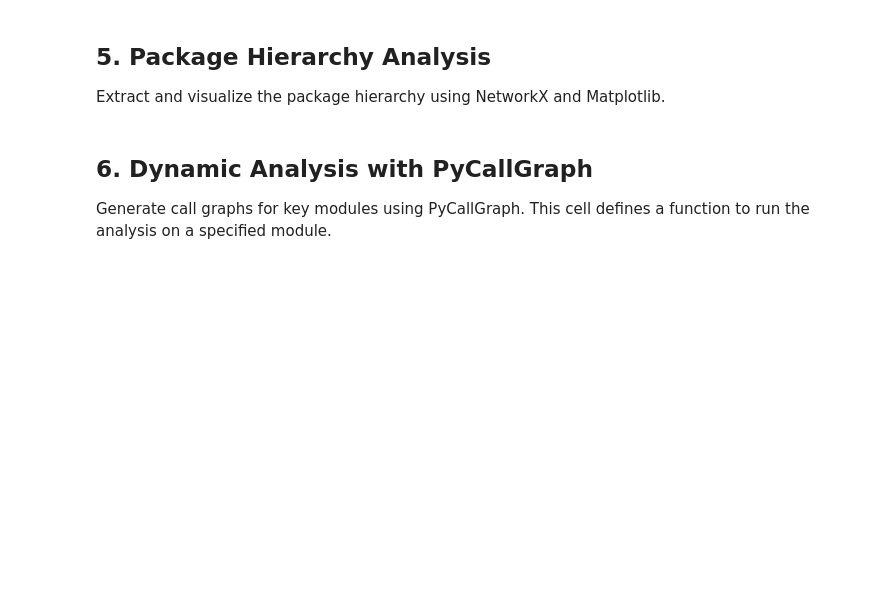
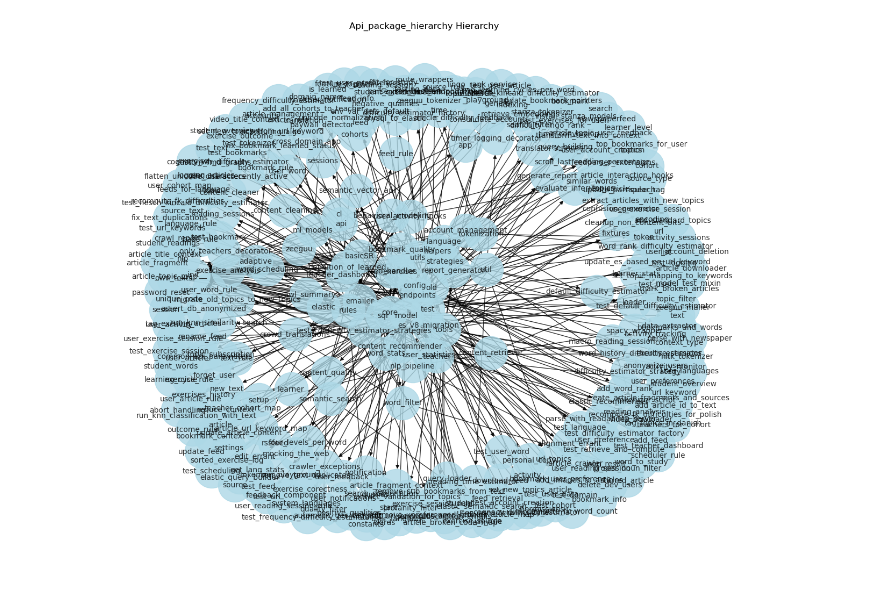
Before and after one commit to Grumlebob/ArchitecturalRecovery, a Jupyter notebook: Tools/pycallgraph.ipynb, the cells around one changed output. Cells and saved outputs as stored; diff of their text form; code cells hidden in the pictures; blank space fills up the shorter version.

```diff
--- a/Tools/pycallgraph.ipynb
+++ b/Tools/pycallgraph.ipynb
@@ -49,31 +50,24 @@ Define functions to set up paths so that the Zeeguu projects can be found. We as
 # %%
-def setup_paths():
-    """Set up paths to Zeeguu API and Frontend projects"""
+def setup_api_path():
+    """Set up path to the Zeeguu API project"""
     current_dir = os.getcwd()
-
-    # Navigate to the parent directory of Tools if needed
+    # Navigate to the parent directory if needed
     if os.path.basename(current_dir).lower() == 'tools':
         parent_dir = os.path.dirname(current_dir)
     else:
         parent_dir = current_dir
 
     api_path = os.path.join(parent_dir, 'Data', 'api')
-    frontend_path = os.path.join(parent_dir, 'Data', 'frontend')
 
     if not os.path.exists(api_path):
         print(f"Warning: API path not found at {api_path}")
-    if not os.path.exists(frontend_path):
-        print(f"Warning: Frontend path not found at {frontend_path}")
 
-    # Add paths to sys.path for module imports
+    # Add path to sys.path for module imports
     if api_path not in sys.path:
         sys.path.append(api_path)
-    if frontend_path not in sys.path:
-        sys.path.append(frontend_path)
 
-    return api_path, frontend_path
+    return api_path
 
-api_path, frontend_path = setup_paths()
+api_path = setup_api_path()
 print(f"API path: {api_path}")
-print(f"Frontend path: {frontend_path}")
 # %% [output]
@@ -122,16 +107,9 @@ def scan_project_structure(project_path, exclusions=None):
     return modules
 
 api_modules = scan_project_structure(api_path)
-frontend_modules = scan_project_structure(frontend_path)
 
 print(f"Found {len(api_modules)} modules in API project")
-print(f"Found {len(frontend_modules)} modules in Frontend project")
-
 print("\nExample API modules:")
 for module in api_modules[:10]:
     print(f"  - {module}")
-
-print("\nExample Frontend modules:")
-for module in frontend_modules[:10]:
-    print(f"  - {module}")
 # %% [output]
@@ -179,7 +164,3 @@ Potential Frontend entry points:
-# %% [markdown]
-## 5. Package Hierarchy Analysis
-
-Extract and visualize the package hierarchy using NetworkX and Matplotlib.
 # %%
 def extract_package_hierarchy(modules):
     """Extract package hierarchy from a list of modules"""
@@ -190,39 +171,35 @@ def extract_package_hierarchy(modules):
         for part in parts:
             if part not in current:
                 current[part] = {}
             current = current[part]
     return packages
 
 def visualize_package_hierarchy(packages, name="package_hierarchy"):
     """Create a graph visualization of the package hierarchy"""
     G = nx.DiGraph()
 
     def add_nodes_edges(current_pkg, parent=None):
         for pkg_name, children in current_pkg.items():
             G.add_node(pkg_name)
             if parent:
                 G.add_edge(parent, pkg_name)
             add_nodes_edges(children, pkg_name)
 
     add_nodes_edges(packages)
 
     plt.figure(figsize=(12, 10))
     pos = nx.spring_layout(G, k=0.15, iterations=20)
     nx.draw(G, pos, with_labels=True, node_color='lightblue',
             font_size=10, node_size=2000, alpha=0.8)
     plt.title(f"{name.capitalize()} Hierarchy")
     plt.savefig(f"{name}.png")
     plt.show()
 
 api_packages = extract_package_hierarchy(api_modules)
-frontend_packages = extract_package_hierarchy(frontend_modules)
 
 visualize_package_hierarchy(api_packages, "api_package_hierarchy")
-visualize_package_hierarchy(frontend_packages, "frontend_package_hierarchy")
+# %% [output]
+[figure, added]
-# %% [markdown]
-## 6. Dynamic Analysis with PyCallGraph
-
-Generate call graphs for key modules using PyCallGraph. This cell defines a function to run the analysis on a specified module.
 # %%
 def run_pycallgraph_on_module(module_name, project_path):
     """Run PyCallGraph on a specific module"""
```
Also changed, not shown: parts of 18 cells of this notebook, 7 other files.
